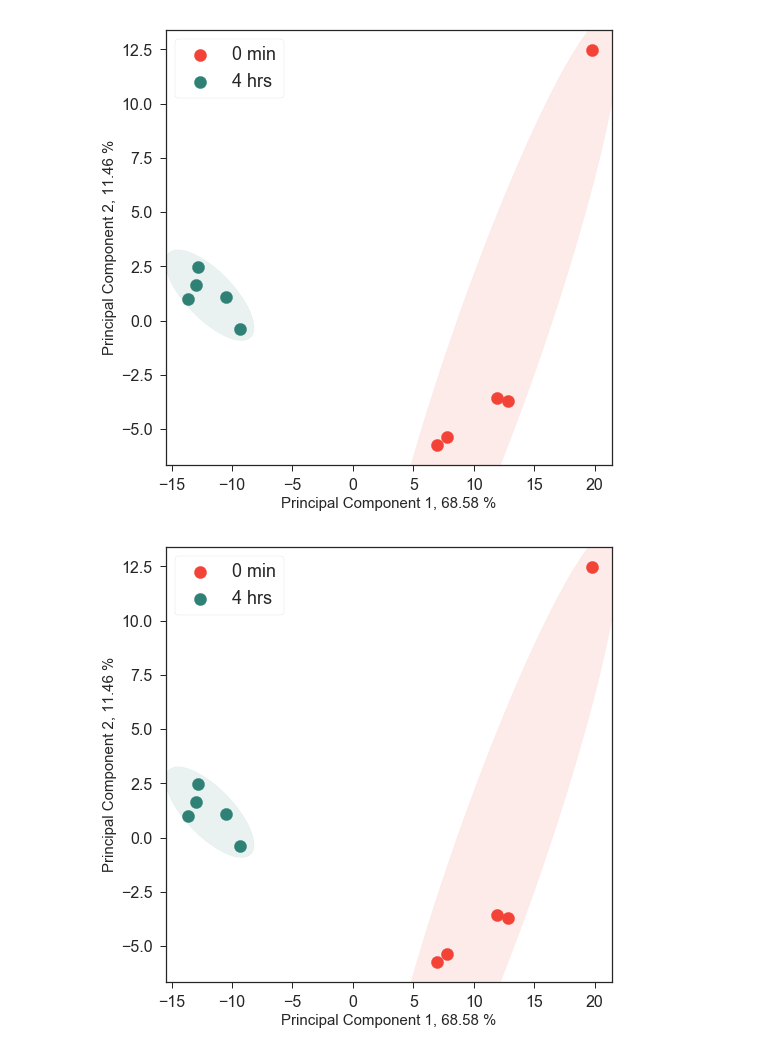
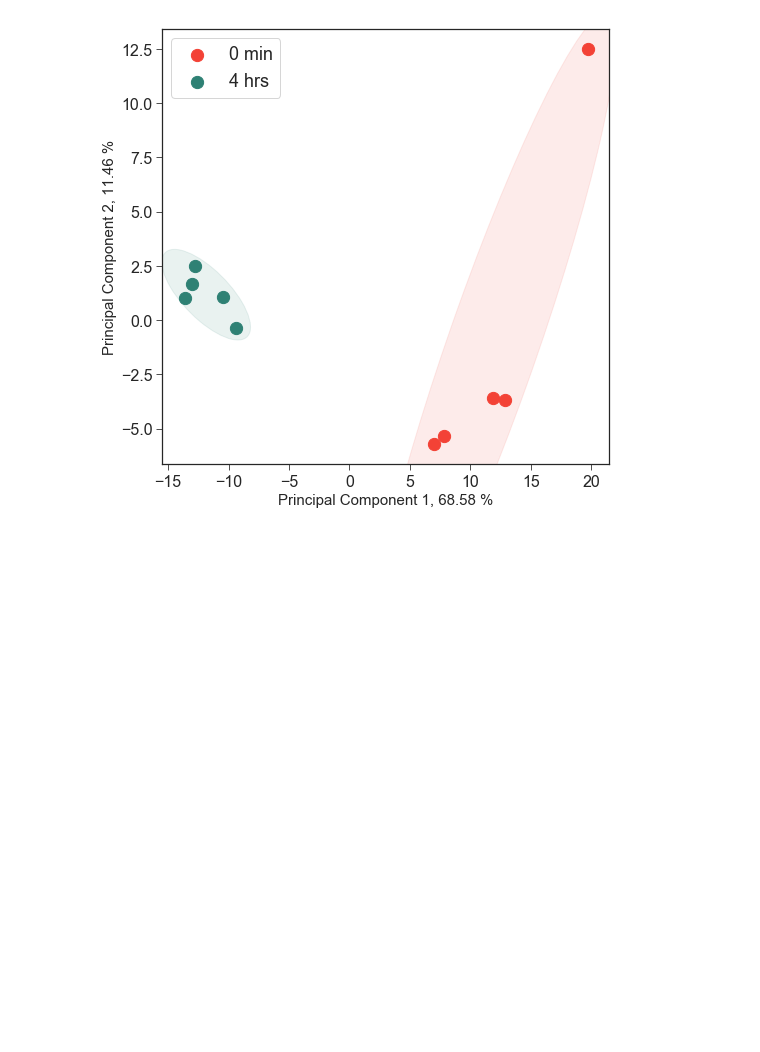
Before and after one commit to ASintsova/spatial_dynamics_of_gene_expression_in_response_to_T6SS_attack, a Jupyter notebook: lib/figure_2.ipynb, the cells around one changed output. Saved outputs shown, nothing was run; the diff lists cells and outputs as text; code cells hidden in the pictures; blank space fills up the shorter version.

```diff
--- a/lib/figure_2.ipynb
+++ b/lib/figure_2.ipynb
@@ -111,0 +1,13 @@ See the caveats in the documentation: http://pandas.pydata.org/pandas-docs/stabl
+# %%
+from settings import *
+%matplotlib inline
+config_dict = process_config()
+info_file = config_dict['data']['exp_design']
+info = pd.read_csv(info_file, index_col=0)
+count_file = config_dict['counts']['tpms_4']
+figures_dir = config_dict['out_dir']['figures']
+results_dir = config_dict['out_dir']['tables']
+
+info = info[info.experiment == "E1"]
+info["position"] = info["position"].str.replace("L-HI", wt_L)
+info["position"] = info["position"].str.replace("L-9C", mut_L)
@@ -111,0 +16,4 @@ See the caveats in the documentation: http://pandas.pydata.org/pandas-docs/stabl
+# %%
+# 4 hour counts
+cnts = pd.read_csv(count_file, index_col=0)
+cnts.head()
@@ -112,6 +28,6 @@ See the caveats in the documentation: http://pandas.pydata.org/pandas-docs/stabl
 # %%
-rpkms_norm = old_rpkms.apply(vis.invnorm)
+tpms_norm = cnts.apply(vis.invnorm)
 # %%
-pDf, pc1_var, pc2_var = vis.findTwoComponents(rpkms_norm, old_meta)
+pDf, pc1_var, pc2_var = vis.findTwoComponents(tpms_norm, info)
 pDf
 # %% [output]
@@ -129,8 +45,7 @@ pDf
 # %%
-fn = os.path.join(figures_folder, "2018-07-02-proteus_rnaseq_figure_2a.png")
-vis.plotPCA(pDf, pc1_var, pc2_var,"time.point", c=[col1, col4],
+fn = os.path.join(figures_dir, "Figure_2a.png")
+g = vis.plotPCA(pDf, pc1_var, pc2_var,"time_point", c=[col1, col4],
         filename=fn, el=True)
 # %% [output]
-[figure, old version]
+[figure, new version]
-[figure, removed]
 # %%
```
Also changed, not shown: parts of 9 cells of this notebook, 4 other files.
